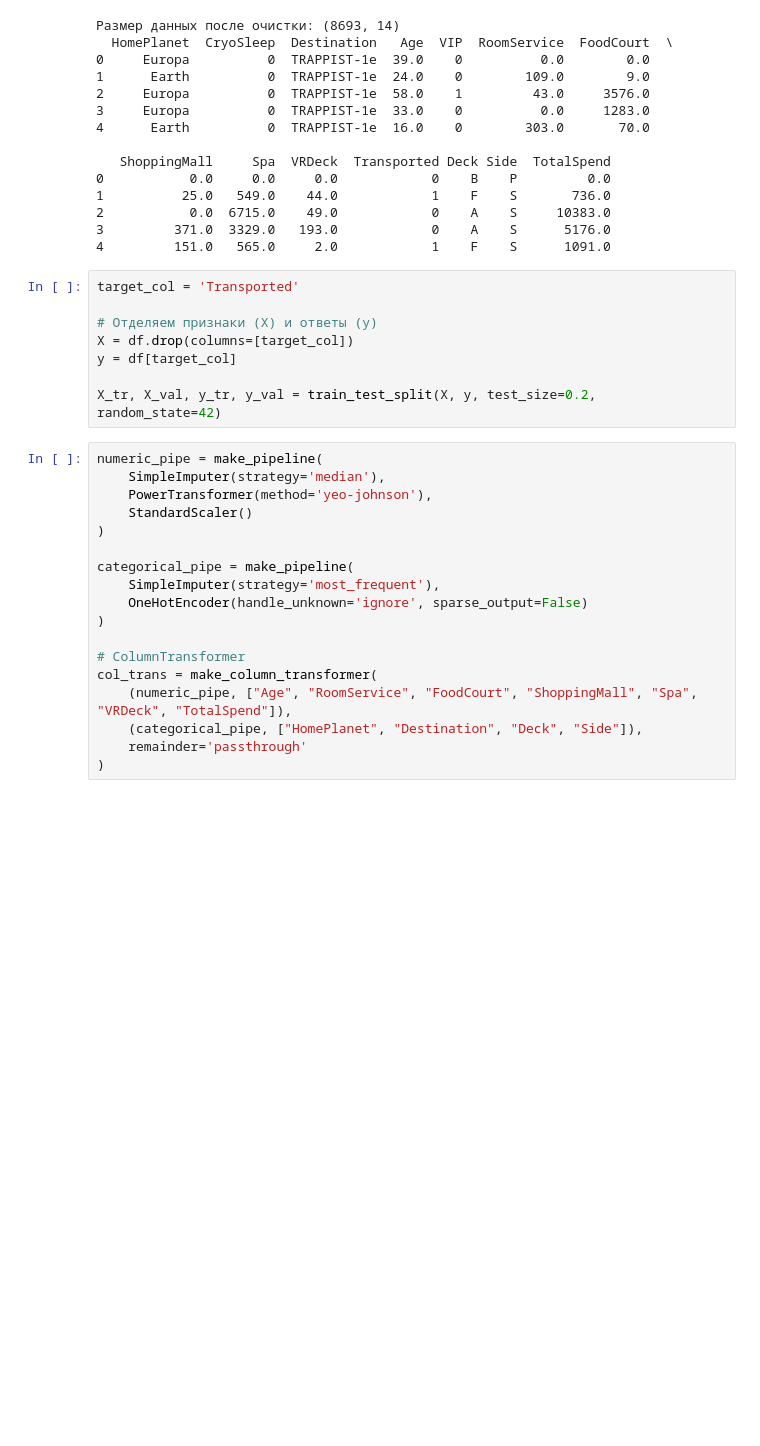
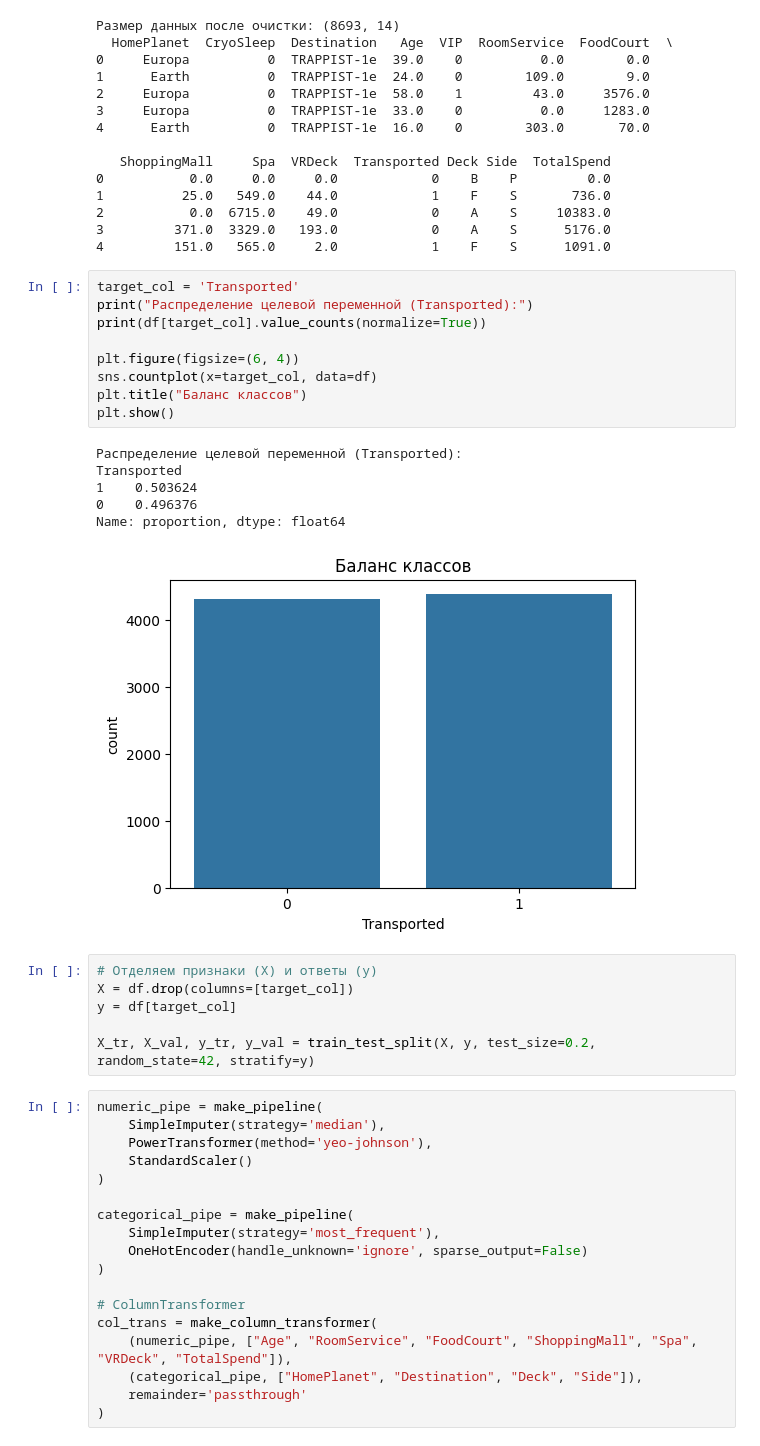
Before and after one commit to mhtabkrklt/ML_Tasks, a Jupyter notebook: Classification.ipynb, the cells around one changed output. Cells and saved outputs as stored; diff of their text form; blank space fills up the shorter version.

```diff
--- a/Classification.ipynb
+++ b/Classification.ipynb
@@ -100,14 +103,28 @@ print(df.head())
 2           0.0  6715.0    49.0            0    A    S     10383.0
 3         371.0  3329.0   193.0            0    A    S      5176.0
 4         151.0   565.0     2.0            1    F    S      1091.0
+# %%
+target_col = 'Transported'
+print("Распределение целевой переменной (Transported):")
+print(df[target_col].value_counts(normalize=True))
+
+plt.figure(figsize=(6, 4))
+sns.countplot(x=target_col, data=df)
+plt.title("Баланс классов")
+plt.show()
+# %% [output]
+Распределение целевой переменной (Transported):
+Transported
+1    0.503624
+0    0.496376
+Name: proportion, dtype: float64
+[figure, added]
 # %%
-target_col = 'Transported'
-
 # Отделяем признаки (X) и ответы (y)
 X = df.drop(columns=[target_col])
 y = df[target_col]
 
-X_tr, X_val, y_tr, y_val = train_test_split(X, y, test_size=0.2, random_state=42)
+X_tr, X_val, y_tr, y_val = train_test_split(X, y, test_size=0.2, random_state=42, stratify=y)
 # %%
 numeric_pipe = make_pipeline(
     SimpleImputer(strategy='median'),
```
Also changed, not shown: parts of 5 cells of this notebook.
